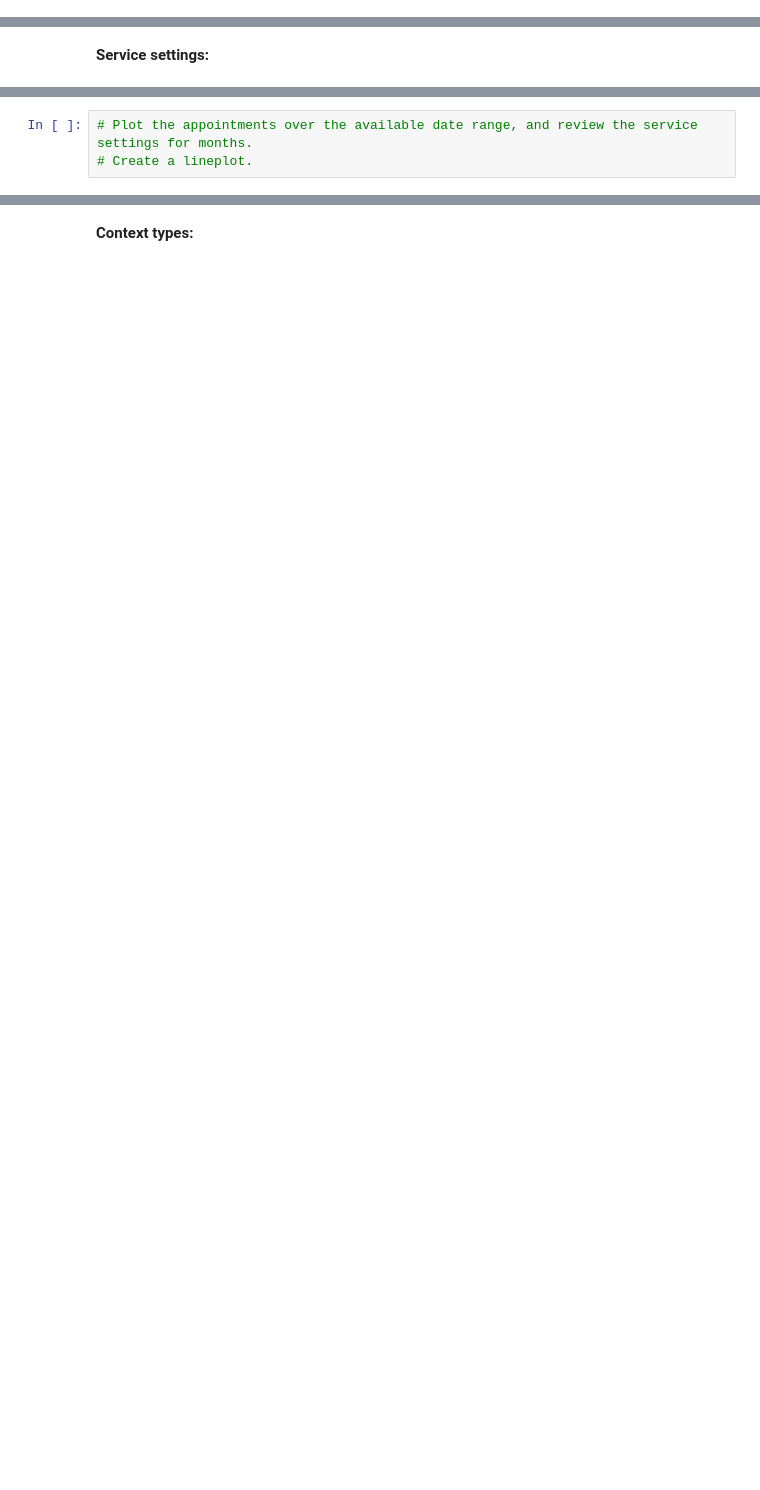
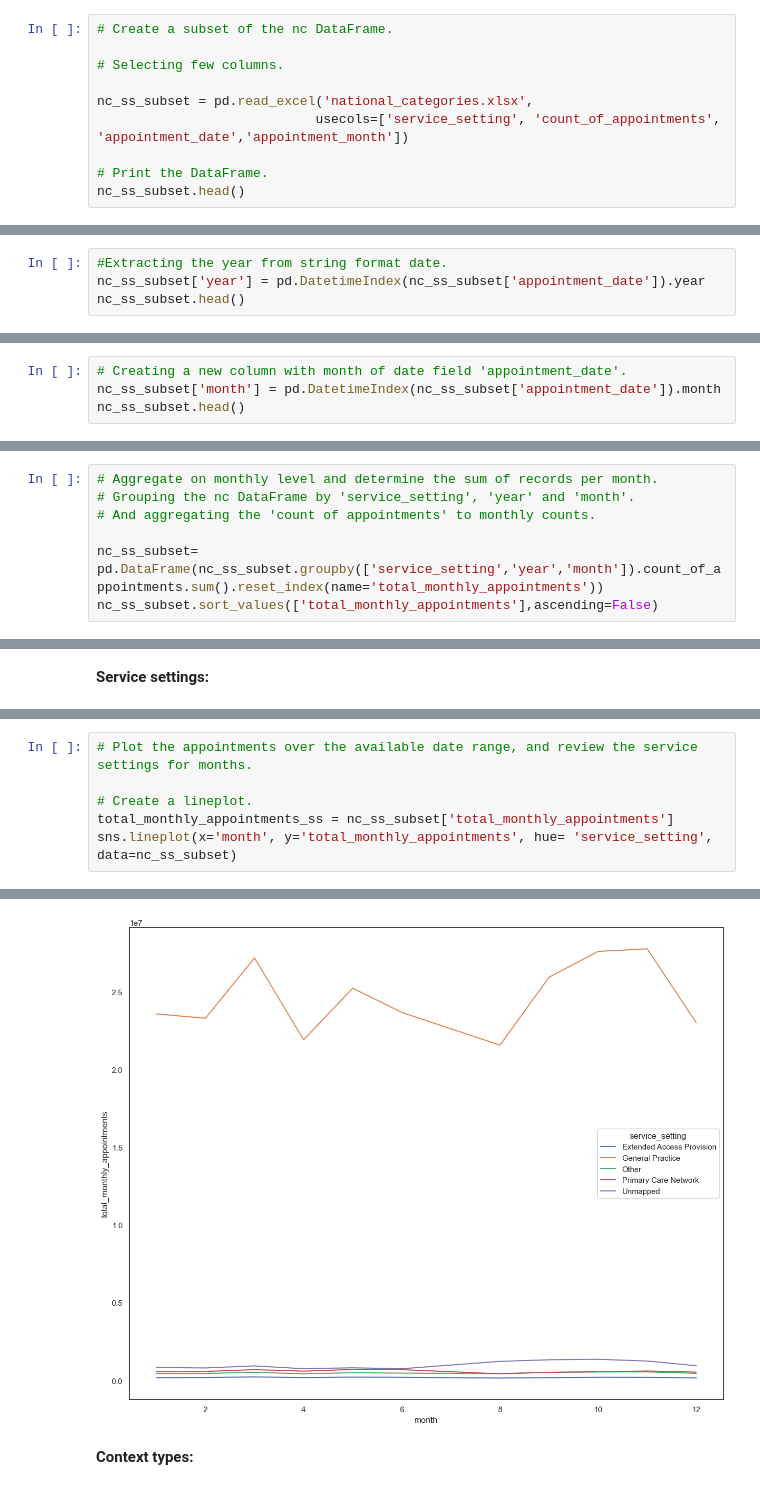
Before and after one commit to crialorob/Alonso_Robles_Cristina_DA201_Assignment, a Jupyter notebook: Alonso_Robles_Cristina_DA201_Assignment_Notebook.ipynb, the cells around one changed output, grey strips where cells are left out. Cells and saved outputs as stored; diff of their text form; blank space fills up the shorter version.

```diff
--- a/Alonso_Robles_Cristina_DA201_Assignment_Notebook.ipynb
+++ b/Alonso_Robles_Cristina_DA201_Assignment_Notebook.ipynb
@@ -965,0 +1131,10 @@ Create three visualisations indicating the number of appointments per month for
+# %%
+# Create a subset of the nc DataFrame.
+
+# Selecting few columns.
+
+nc_ss_subset = pd.read_excel('national_categories.xlsx',
+                            usecols=['service_setting', 'count_of_appointments', 'appointment_date','appointment_month'])
+
+# Print the DataFrame.
+nc_ss_subset.head()
@@ -965,0 +1148,4 @@ Create three visualisations indicating the number of appointments per month for
+# %%
+#Extracting the year from string format date.
+nc_ss_subset['year'] = pd.DatetimeIndex(nc_ss_subset['appointment_date']).year
+nc_ss_subset.head()
@@ -965,0 +1159,4 @@ Create three visualisations indicating the number of appointments per month for
+# %%
+# Creating a new column with month of date field 'appointment_date'.
+nc_ss_subset['month'] = pd.DatetimeIndex(nc_ss_subset['appointment_date']).month
+nc_ss_subset.head()
@@ -965,0 +1170,7 @@ Create three visualisations indicating the number of appointments per month for
+# %%
+# Aggregate on monthly level and determine the sum of records per month.
+# Grouping the nc DataFrame by 'service_setting', 'year' and 'month'.
+# And aggregating the 'count of appointments' to monthly counts.
+
+nc_ss_subset= pd.DataFrame(nc_ss_subset.groupby(['service_setting','year','month']).count_of_appointments.sum().reset_index(name='total_monthly_appointments'))
+nc_ss_subset.sort_values(['total_monthly_appointments'],ascending=False)
@@ -968,3 +1202,7 @@ Create three visualisations indicating the number of appointments per month for
 # %%
 # Plot the appointments over the available date range, and review the service settings for months.
+
 # Create a lineplot.
+total_monthly_appointments_ss = nc_ss_subset['total_monthly_appointments']
+sns.lineplot(x='month', y='total_monthly_appointments', hue= 'service_setting', data=nc_ss_subset)
+# %% [output]
@@ -971,3 +1210,4 @@ Create three visualisations indicating the number of appointments per month for
+[figure, added]
 # %% [markdown]
 **Context types:**
 # %%
```
Also changed, not shown: parts of 106 cells of this notebook, 1 other file.
